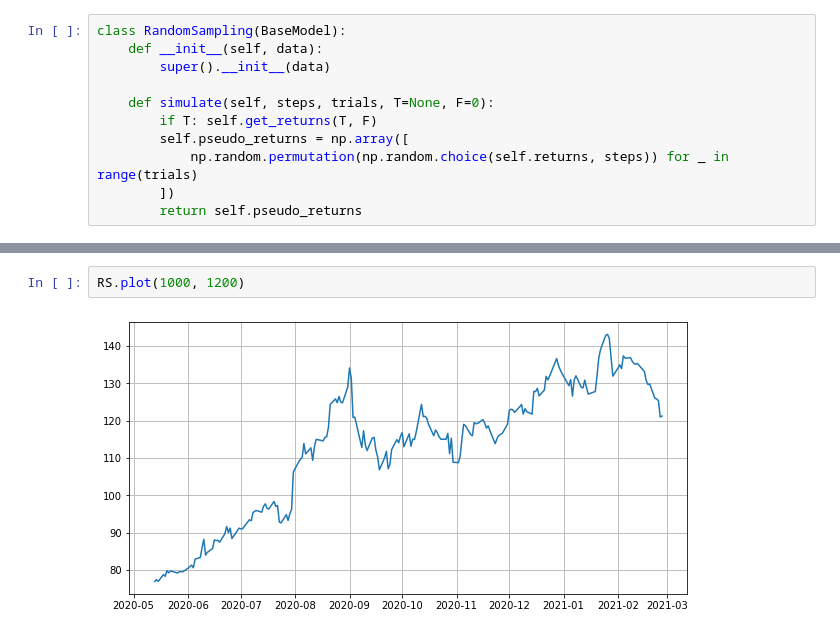
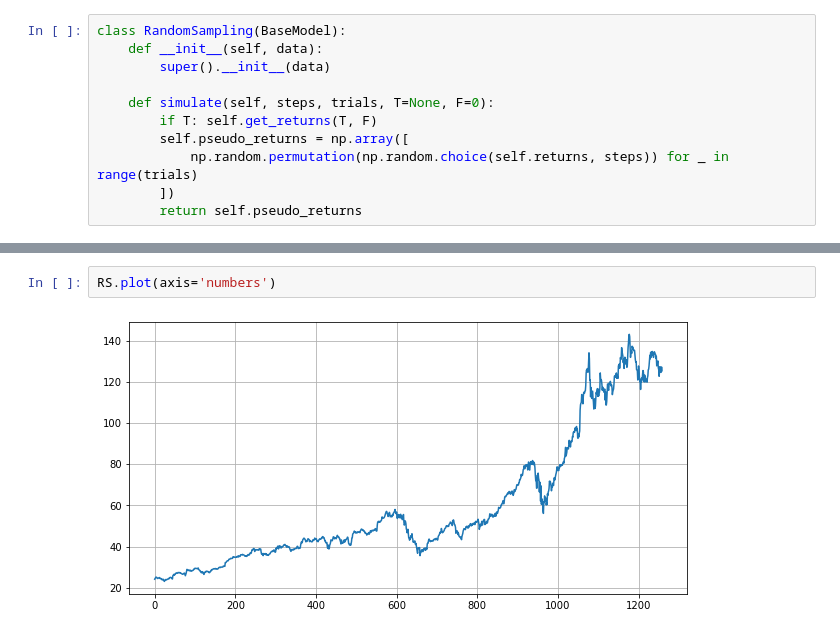
Before and after one commit to VillainNumberOne/bootstrap, a Jupyter notebook: main.ipynb, the cells around one changed output, grey strips where cells are left out. Saved outputs shown, nothing was run; the diff lists cells and outputs as text.

```diff
--- a/main.ipynb
+++ b/main.ipynb
@@ -123,4 +149,4 @@ RS.plot_last_simulation(200, real_price=True)
 # %%
-RS.plot(1000, 1200)
+RS.plot(axis='numbers')
 # %% [output]
-[figure, old version]
+[figure, new version]
```
Also changed, not shown: parts of 9 cells of this notebook, 1 other file.
